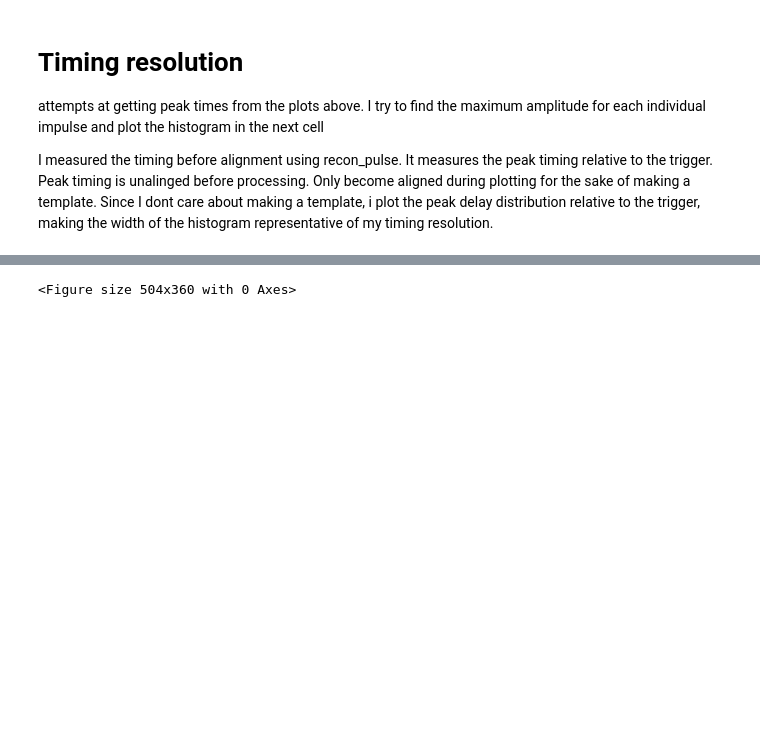
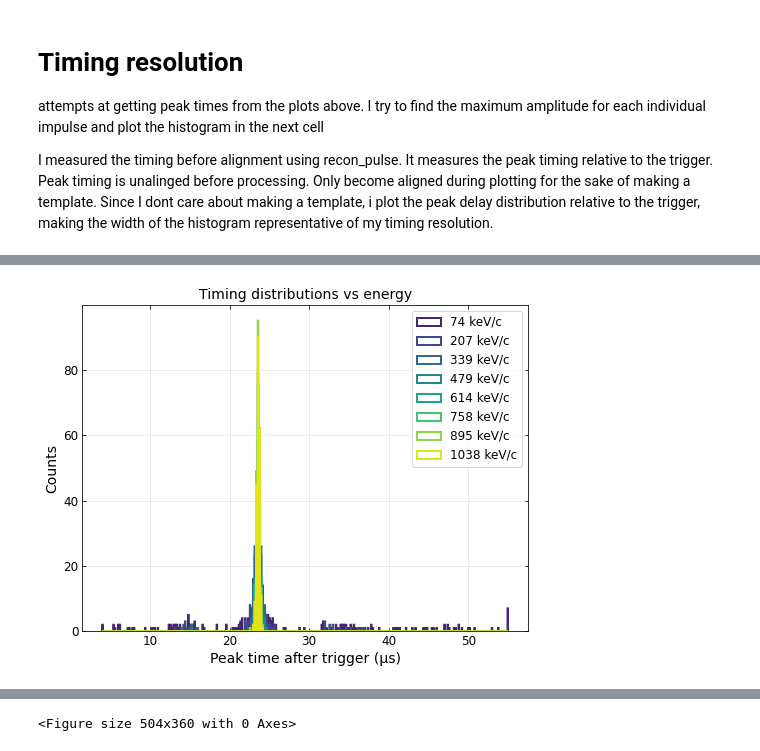
Before and after one commit to JBaeza-Rubio/Gas-collisions-time-resolution, a Jupyter notebook: 20260320_sphere_20260215_impulse_calibration.ipynb, the cells around one changed output, grey strips where cells are left out. Saved outputs shown, nothing was run; the diff lists cells and outputs as text; code cells hidden in the pictures; blank space fills up the shorter version.

```diff
--- a/20260320_sphere_20260215_impulse_calibration.ipynb
+++ b/20260320_sphere_20260215_impulse_calibration.ipynb
@@ -721,0 +748,33 @@ plt.show()
+# %%
+all_peak_times = []
+
+for v in voltages:
+    pt = f['data_processed'][f'peak_times_from_trigger_us_{v}v'][:]
+    all_peak_times.append(pt)
+
+all_peak_times = np.concatenate(all_peak_times)
+
+bins = np.histogram_bin_edges(all_peak_times, bins='fd')
+plt.figure(figsize=(8,6))
+
+for i, (v, E) in enumerate(zip(voltages, energies)):
+    peak_times = f['data_processed'][f'peak_times_from_trigger_us_{v}v'][:]
+
+    plt.hist(
+        peak_times,
+        bins=bins,
+        histtype='step',   # important for overlay
+        linewidth=2,
+        color=colors[i],
+        label=f"{E} keV/c"
+    )
+
+plt.xlabel("Peak time after trigger (µs)")
+plt.ylabel("Counts")
+plt.title("Timing distributions vs energy")
+
+plt.legend()
+plt.grid(alpha=0.3)
+plt.show()
+# %% [output]
+[figure, added]
```
Also changed, not shown: parts of 15 cells of this notebook, 1 other file.
